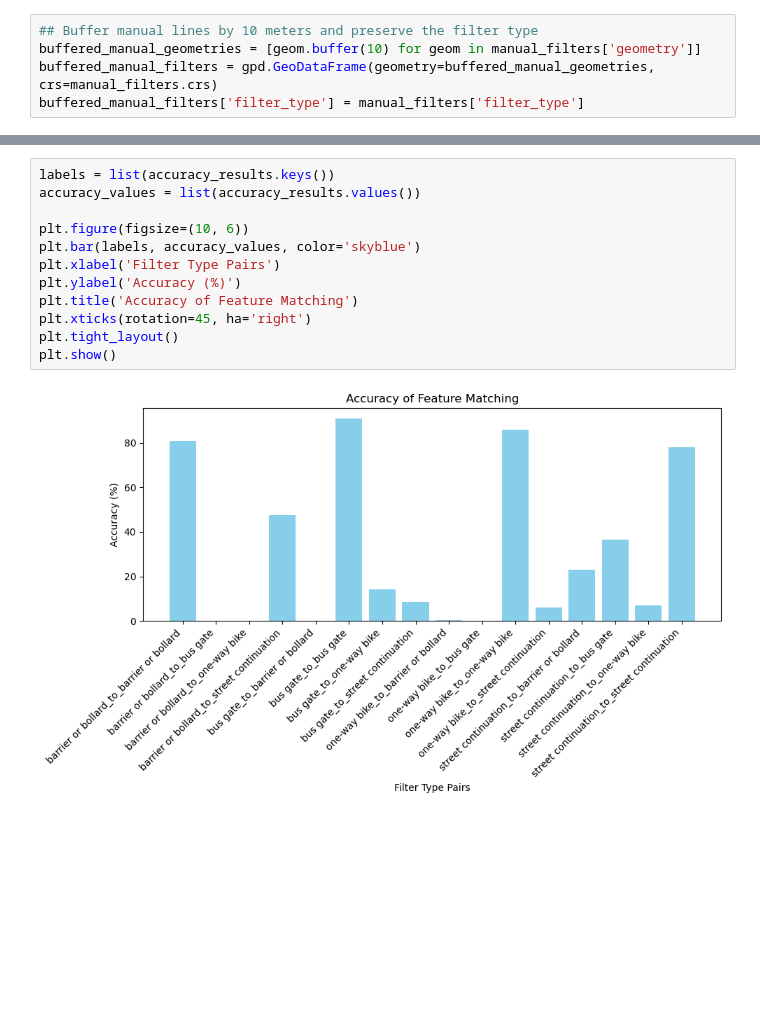
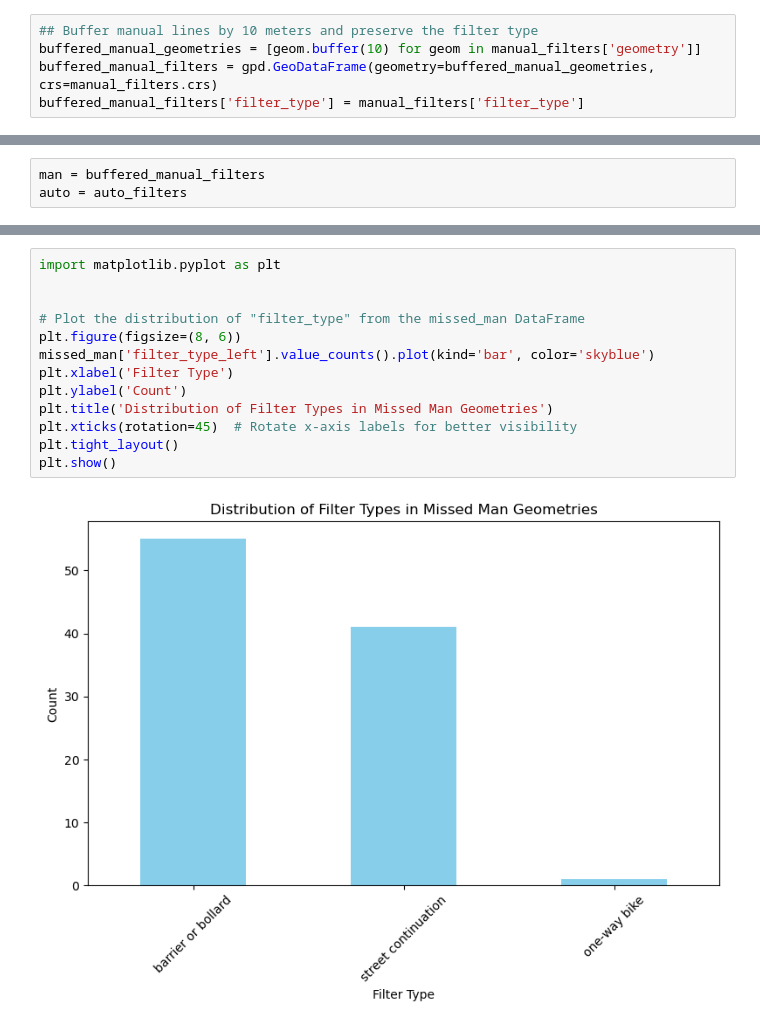
Before and after one commit to Froguin99/LTN-Detection, a Jupyter notebook: filter_classification_accuracy_assesment.ipynb, the cells around one changed output, grey strips where cells are left out. Cells and saved outputs as stored; diff of their text form; blank space fills up the shorter version.

```diff
--- a/filter_classification_accuracy_assesment.ipynb
+++ b/filter_classification_accuracy_assesment.ipynb
@@ -498,0 +395,3 @@ Accuracy for street continuation_to_street continuation: 78.04878048780488%
+# %%
+man = buffered_manual_filters
+auto = auto_filters
@@ -499,14 +469,15 @@ Accuracy for street continuation_to_street continuation: 78.04878048780488%
 # %%
-labels = list(accuracy_results.keys())
-accuracy_values = list(accuracy_results.values())
+import matplotlib.pyplot as plt
 
-plt.figure(figsize=(10, 6))
-plt.bar(labels, accuracy_values, color='skyblue')
-plt.xlabel('Filter Type Pairs')
-plt.ylabel('Accuracy (%)')
-plt.title('Accuracy of Feature Matching')
-plt.xticks(rotation=45, ha='right')
+
+# Plot the distribution of "filter_type" from the missed_man DataFrame
+plt.figure(figsize=(8, 6))
+missed_man['filter_type_left'].value_counts().plot(kind='bar', color='skyblue')
+plt.xlabel('Filter Type')
+plt.ylabel('Count')
+plt.title('Distribution of Filter Types in Missed Man Geometries')
+plt.xticks(rotation=45)  # Rotate x-axis labels for better visibility
 plt.tight_layout()
 plt.show()
 # %% [output]
-[figure, old version]
+[figure, new version]
```
Also changed, not shown: parts of 28 cells of this notebook.
